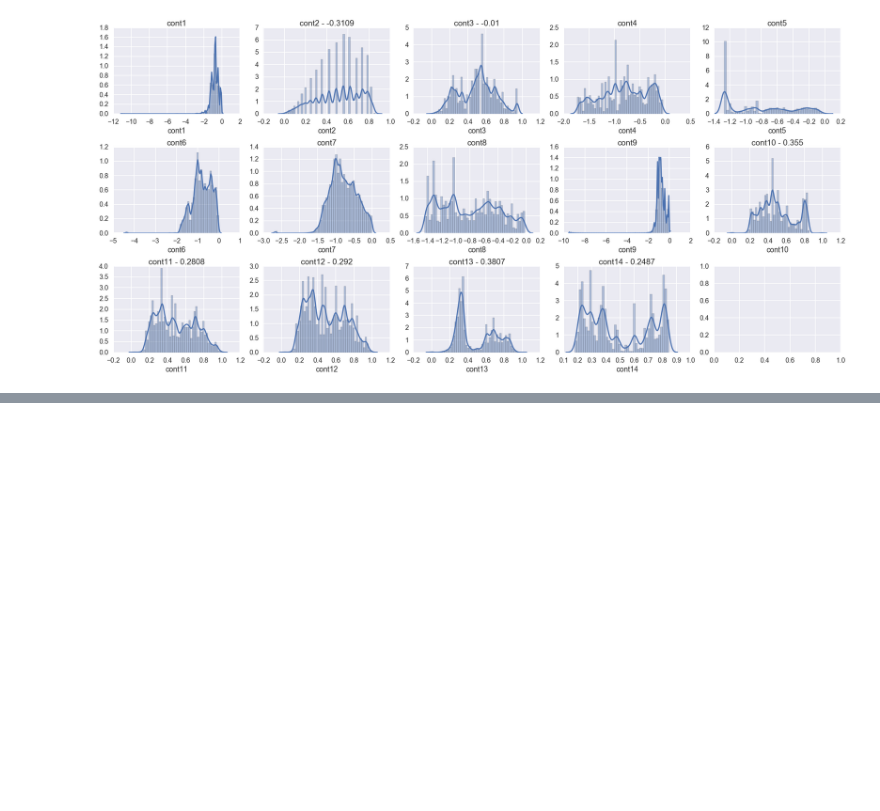
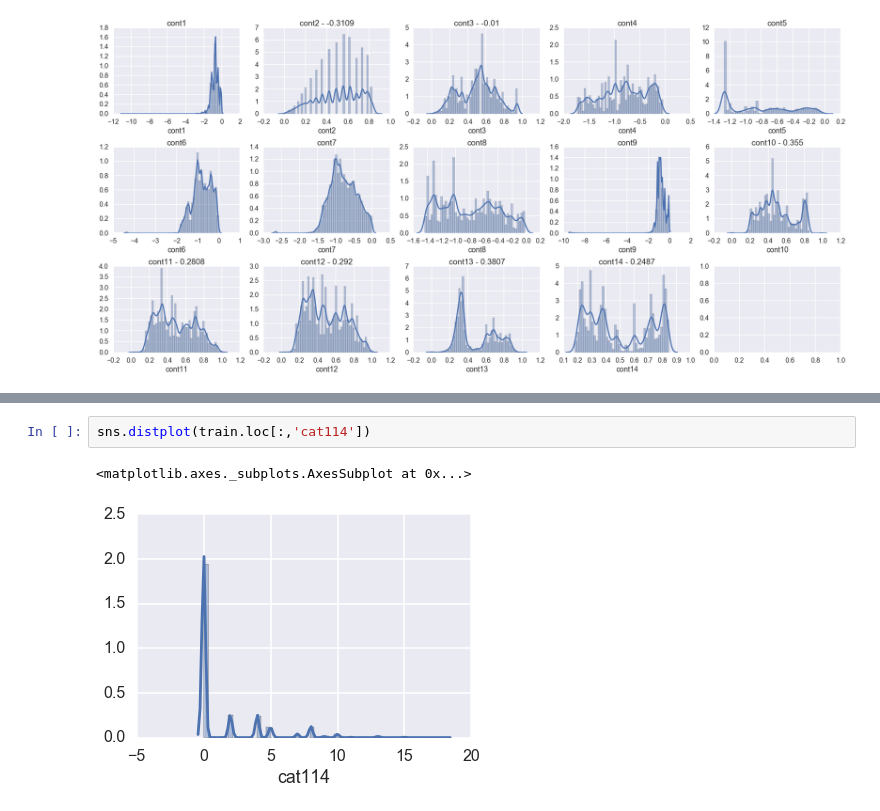
Before and after one commit to ewillmot/kaggle-allstate, a Jupyter notebook: notebooks/20161021_KEW_randomforest.ipynb, the cells around one changed output, grey strips where cells are left out. Cells and saved outputs as stored; diff of their text form; blank space fills up the shorter version.

```diff
--- a/notebooks/20161021_KEW_randomforest.ipynb
+++ b/notebooks/20161021_KEW_randomforest.ipynb
@@ -150,0 +242,5 @@ print mae
+# %%
+sns.distplot(train.loc[:,'cat114'])
+# %% [output]
+<matplotlib.axes._subplots.AxesSubplot at 0x...>
+[figure, added]
```
Also changed, not shown: parts of 13 cells of this notebook.
